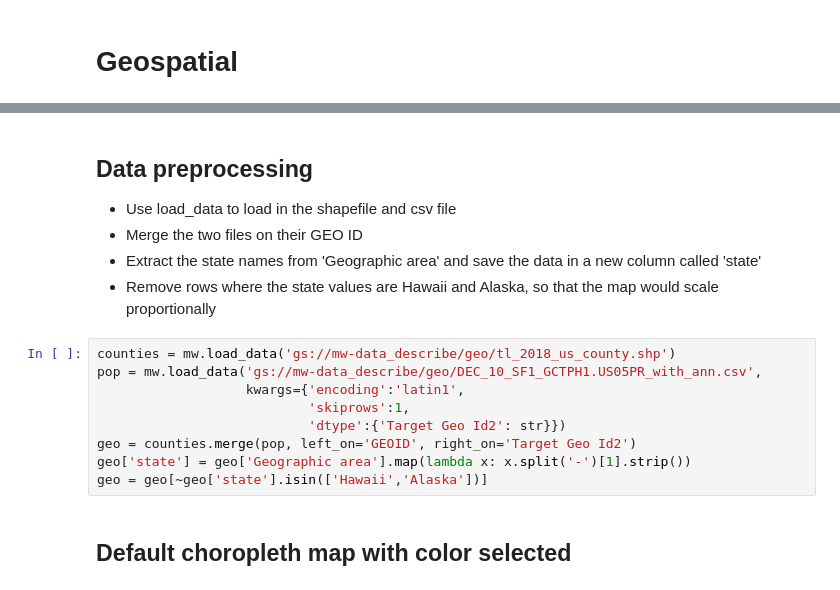
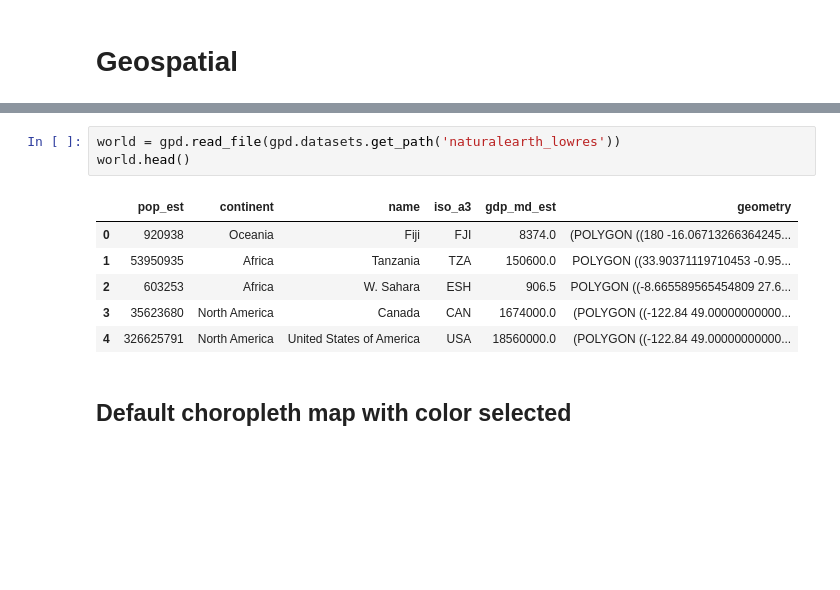
Before and after one commit to data-describe/data-describe, a Jupyter notebook: notebooks/Geospatial Analysis.ipynb, the cells around one changed output, grey strips where cells are left out. Drawn from its saved outputs; the diff is of its cells as text; blank space fills up the shorter version.

```diff
--- a/notebooks/Geospatial Analysis.ipynb
+++ b/notebooks/Geospatial Analysis.ipynb
@@ -12,18 +7,13 @@ env: GOOGLE_APPLICATION_CREDENTIALS=../auth/mwpmltr-8395c4fd23ed.json
-# %% [markdown]
-## Data preprocessing
-- Use load_data to load in the shapefile and csv file
-- Merge the two files on their GEO ID
-- Extract the state names from 'Geographic area' and save the data in a new column called 'state'
-- Remove rows where the state values are Hawaii and Alaska, so that the map would scale proportionally
-# %%
-counties = mw.load_data('gs://mw-data_describe/geo/tl_2018_us_county.shp')
-pop = mw.load_data('gs://mw-data_describe/geo/DEC_10_SF1_GCTPH1.US05PR_with_ann.csv',
-                   kwargs={'encoding':'latin1',
-                           'skiprows':1,
-                           'dtype':{'Target Geo Id2': str}})
-geo = counties.merge(pop, left_on='GEOID', right_on='Target Geo Id2')
-geo['state'] = geo['Geographic area'].map(lambda x: x.split('-')[1].strip())
-geo = geo[~geo['state'].isin(['Hawaii','Alaska'])]
+# %%
+world = gpd.read_file(gpd.datasets.get_path('naturalearth_lowres'))
+world.head()
+# %% [output]
+|  | pop_est | continent | name | iso_a3 | gdp_md_est | geometry |
+| 0 | 920938 | Oceania | Fiji | FJI | 8374.0 | (POLYGON ((180 -16.06713266364245... |
+| 1 | 53950935 | Africa | Tanzania | TZA | 150600.0 | POLYGON ((33.90371119710453 -0.95... |
+| 2 | 603253 | Africa | W. Sahara | ESH | 906.5 | POLYGON ((-8.665589565454809 27.6... |
+| 3 | 35623680 | North America | Canada | CAN | 1674000.0 | (POLYGON ((-122.84 49.00000000000... |
+| 4 | 326625791 | North America | United States of America | USA | 18560000.0 | (POLYGON ((-122.84 49.00000000000... |
 # %% [markdown]
 ## Default choropleth map with color selected
 # %%
```
Also changed, not shown: parts of 7 cells of this notebook, 11 other files.
